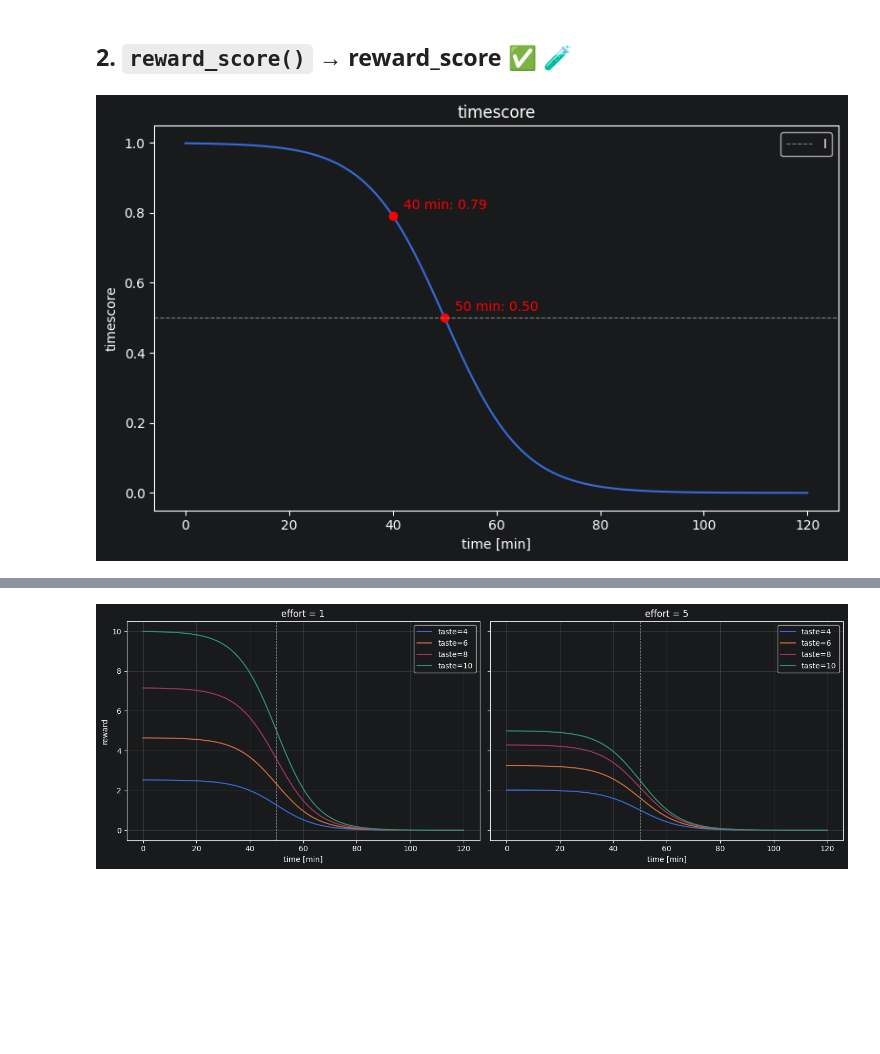
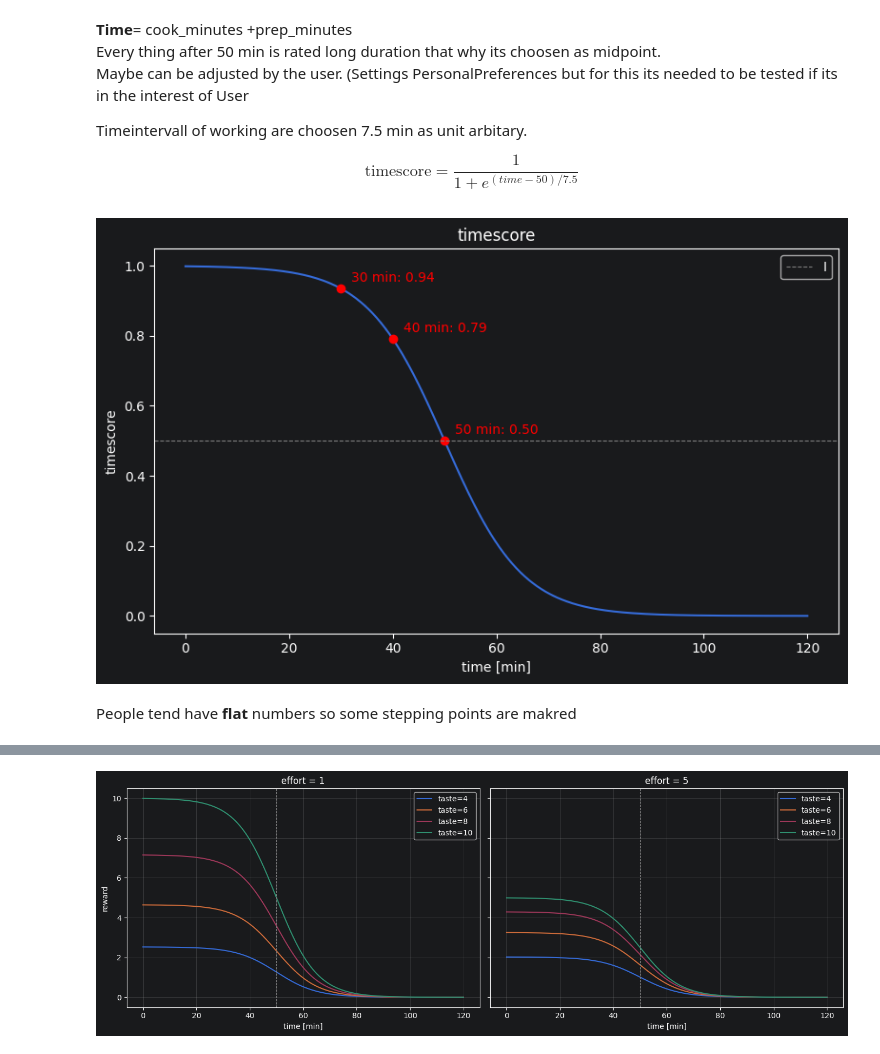
Before and after one commit to FunPhantasie/SmartFood, a Jupyter notebook: docs/Testing/reward_score.ipynb, the cells around one changed output, grey strips where cells are left out. Cells and saved outputs as stored; diff of their text form; code cells hidden in the pictures; blank space fills up the shorter version.

```diff
--- a/docs/Testing/reward_score.ipynb
+++ b/docs/Testing/reward_score.ipynb
@@ -2,29 +12,40 @@
 import numpy as np
 import matplotlib.pyplot as plt
 # %% [markdown]
-## 2. `reward_score()` → reward_score ✅ 🧪
+**Time**= cook_minutes +prep_minutes <br>
+Every thing after 50 min is rated long duration that why its choosen as midpoint.<br>
+Maybe can be adjusted by the user. (Settings PersonalPreferences but for this its needed to be tested if its in the interest of User<br>
+
+Timeintervall of working are choosen 7.5 min as unit arbitary.
+
+$$
+\text{timescore} = \frac{1}{1 + e^{(time - 50)/7.5}}
+$$
 # %%
 
-def timescore(time, mid=50, unit=7.5):
+def cook_timescore(time, mid=50, unit=7.5):
     return 1 / (1 + np.exp((np.asarray(time) - mid) / unit))
 # %%
 t = np.linspace(0, 120, 300)
-ta = np.linspace(0, 10, 200)
 
 fig, ax = plt.subplots(figsize=(8, 5))
 
-ax.plot(t, timescore(t))
-ax.plot(50, timescore(50), "ro")
-ax.annotate(f"{50} min: {timescore(50):.2f}", (50, timescore(50)),xytext=(8, 5), textcoords="offset points", color="red")
-ax.plot(40, timescore(40), "ro")
-ax.annotate(f"{40} min: {timescore(40):.2f}", (40, timescore(40)),xytext=(8, 5), textcoords="offset points", color="red")
+ax.plot(t, cook_timescore(t))
+ax.plot(50, cook_timescore(50), "ro")
+ax.annotate(f"{50} min: {cook_timescore(50):.2f}", (50, cook_timescore(50)), xytext=(8, 5), textcoords="offset points", color="red")
+ax.plot(40, cook_timescore(40), "ro")
+ax.annotate(f"{40} min: {cook_timescore(40):.2f}", (40, cook_timescore(40)), xytext=(8, 5), textcoords="offset points", color="red")
+ax.plot(30, cook_timescore(30), "ro")
+ax.annotate(f"{30} min: {cook_timescore(30):.2f}", (30, cook_timescore(30)), xytext=(8, 5), textcoords="offset points", color="red")
 ax.axhline(0.5, color="gray", lw=0.8, ls="--",label="I")
 ax.set(title="timescore", xlabel="time [min]", ylabel="timescore")
 ax.legend()
 plt.tight_layout()
 plt.show()
 # %% [output]
-[figure, old version]
+[figure, new version]
+# %% [markdown]
+ People tend have **flat**  numbers so some stepping points are makred
 # %%
 def taste_part(taste):
     return (np.asarray(taste) / 10) ** 1.5
```
Also changed, not shown: parts of 5 cells of this notebook, 3 other files.
